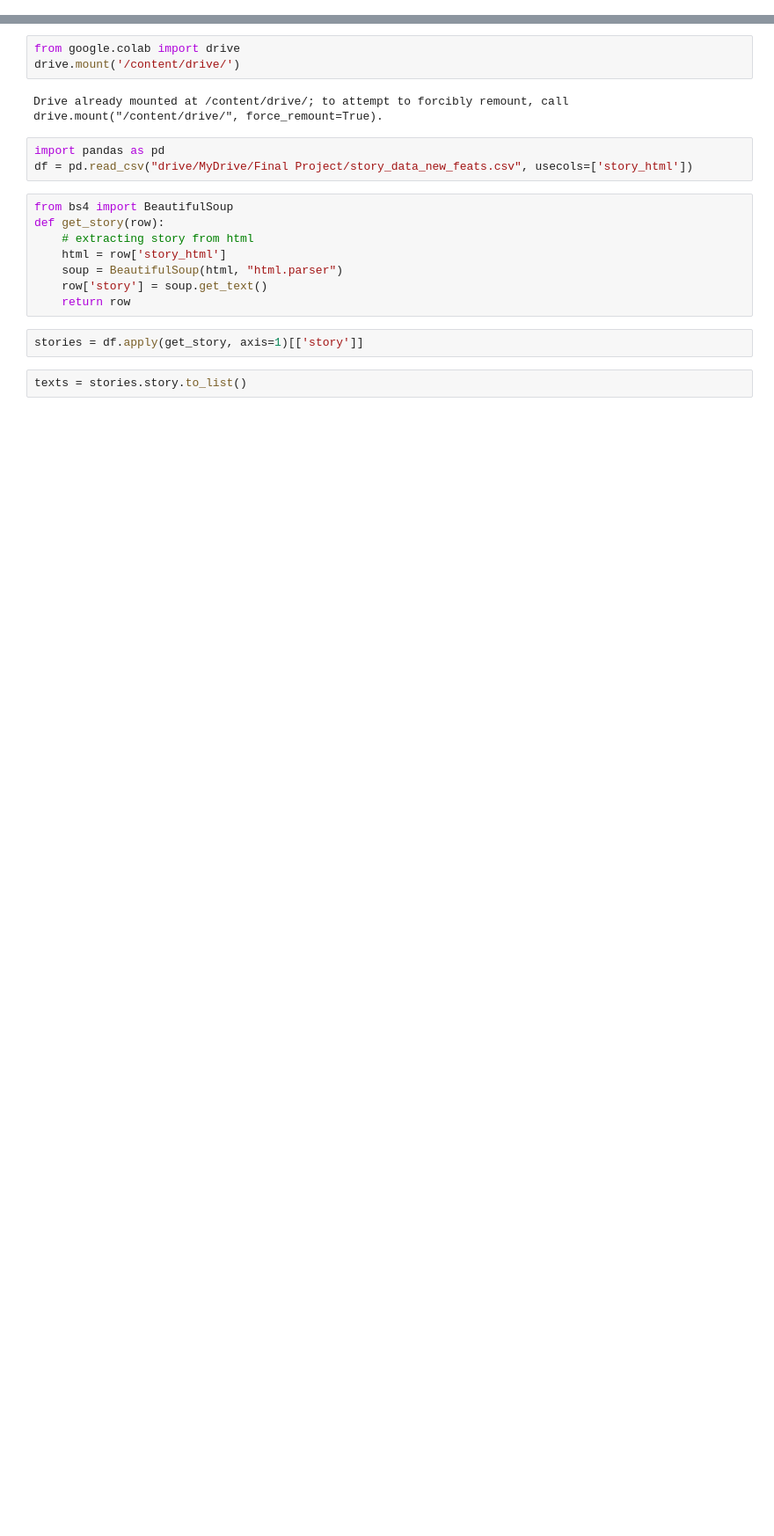
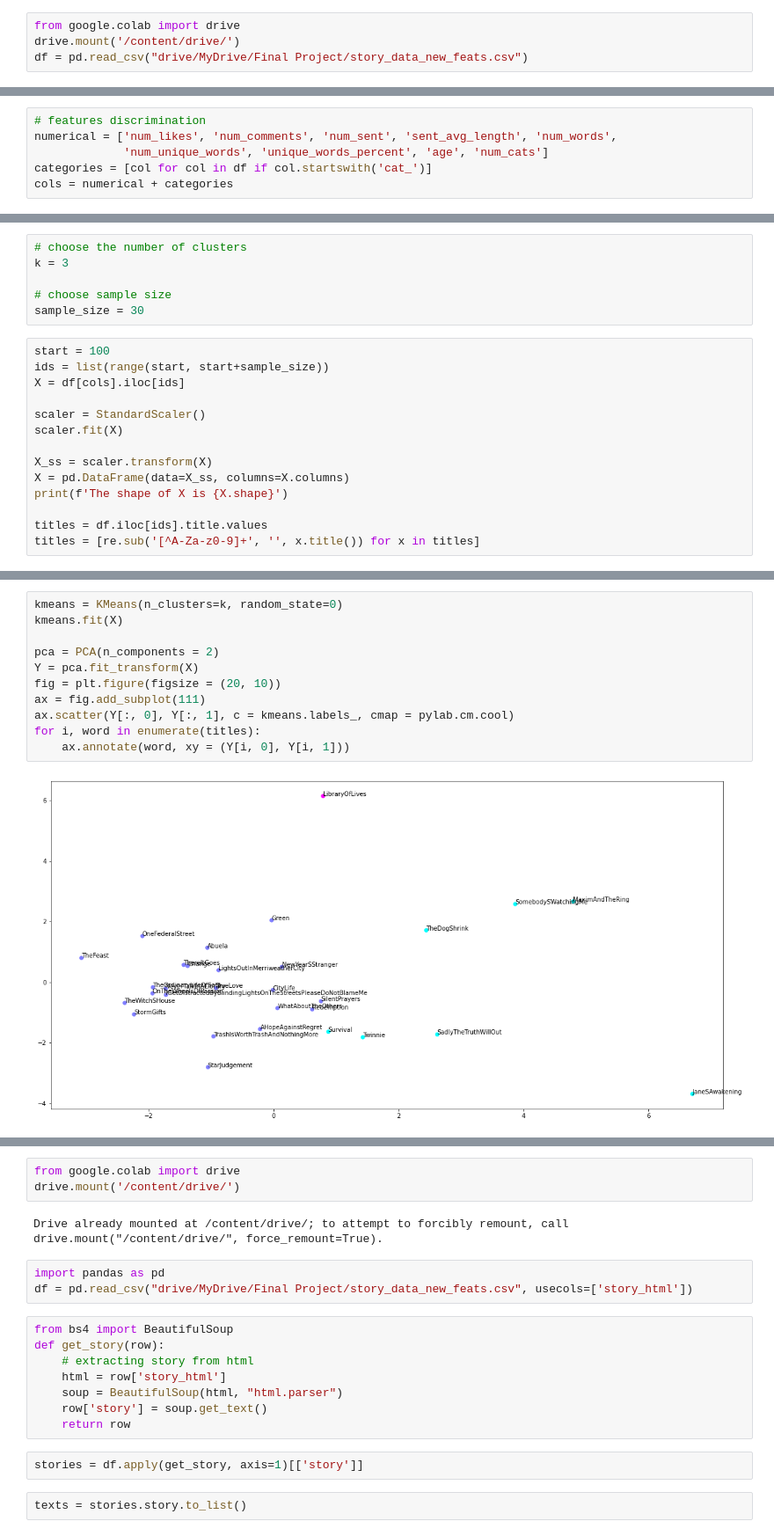
Before and after one commit to batyaamericus/OncUponTim, a Jupyter notebook: embedding_clustering_PCA.ipynb, the cells around one changed output, grey strips where cells are left out. Shown: that part at 88% size. Drawn from its saved outputs; the diff is of its cells as text; blank space fills up the shorter version.

Commit message:
prepared clustering and PCA algo

```diff
--- a/embedding_clustering_PCA.ipynb
+++ b/embedding_clustering_PCA.ipynb
@@ -0,0 +19,4 @@
+# %%
+from google.colab import drive
+drive.mount('/content/drive/')
+df = pd.read_csv("drive/MyDrive/Final Project/story_data_new_feats.csv")
@@ -0,0 +47,6 @@
+# %%
+# features discrimination
+numerical = ['num_likes', 'num_comments', 'num_sent', 'sent_avg_length', 'num_words',
+             'num_unique_words', 'unique_words_percent', 'age', 'num_cats']
+categories = [col for col in df if col.startswith('cat_')]
+cols = numerical + categories
@@ -0,0 +55,20 @@
+# %%
+# choose the number of clusters
+k = 3
+
+# choose sample size
+sample_size = 30
+# %%
+start = 100
+ids = list(range(start, start+sample_size))
+X = df[cols].iloc[ids]
+
+scaler = StandardScaler()
+scaler.fit(X)
+
+X_ss = scaler.transform(X)
+X = pd.DataFrame(data=X_ss, columns=X.columns)
+print(f'The shape of X is {X.shape}')
+
+titles = df.iloc[ids].title.values
+titles = [re.sub('[^A-Za-z0-9]+', '', x.title()) for x in titles]
@@ -0,0 +77,13 @@
+# %%
+kmeans = KMeans(n_clusters=k, random_state=0)
+kmeans.fit(X)
+
+pca = PCA(n_components = 2)
+Y = pca.fit_transform(X)
+fig = plt.figure(figsize = (20, 10))
+ax = fig.add_subplot(111)
+ax.scatter(Y[:, 0], Y[:, 1], c = kmeans.labels_, cmap = pylab.cm.cool)
+for i, word in enumerate(titles):
+    ax.annotate(word, xy = (Y[i, 0], Y[i, 1]))
+# %% [output]
+[figure, added]
```
Also changed, not shown: parts of 77 cells of this notebook.
